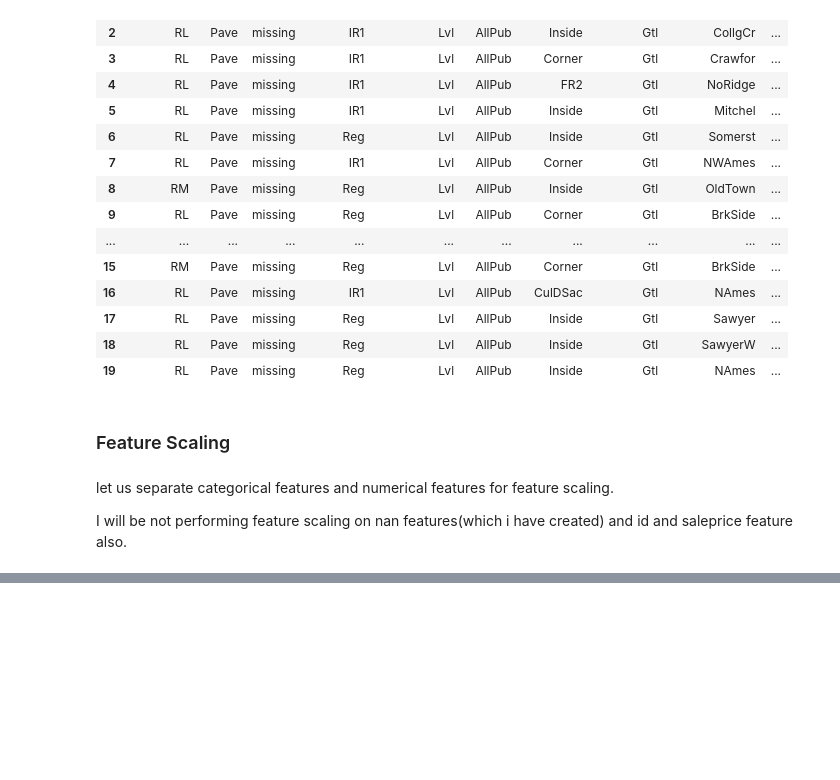
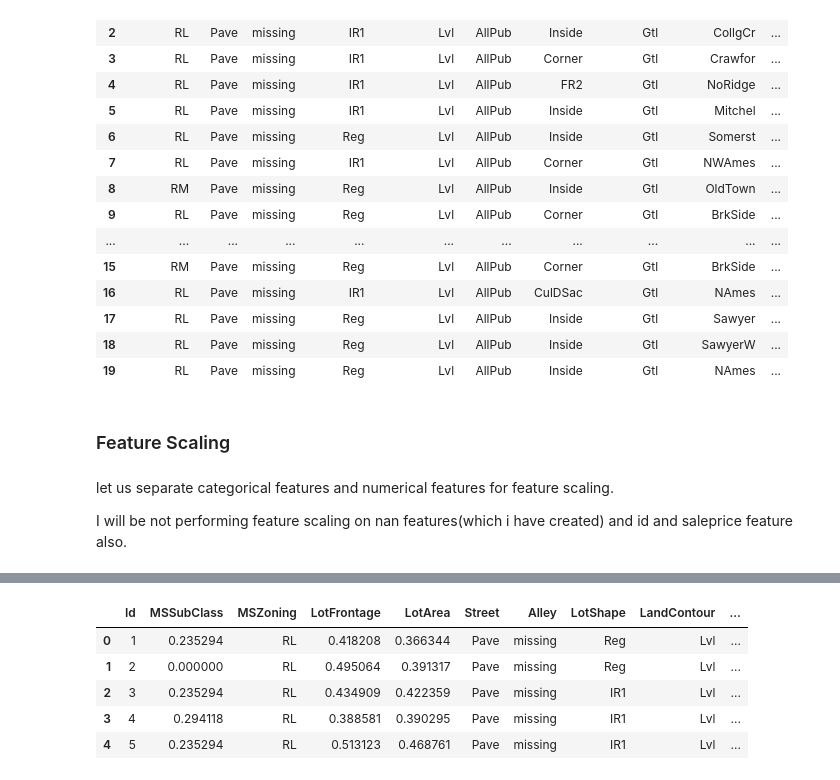
Before and after one commit to ShahulHam33d/House_price_prediction, a Jupyter notebook: FE-House_price_prediction.ipynb, the cells around one changed output, grey strips where cells are left out. Cells and saved outputs as stored; diff of their text form; code cells hidden in the pictures; blank space fills up the shorter version.

```diff
--- a/FE-House_price_prediction.ipynb
+++ b/FE-House_price_prediction.ipynb
@@ -140,7 +140,7 @@ for feature in tr_num_nan:
 
     # now lets create a new feature for better understanding of nan values
     df_train[feature+"_nan"] = np.where(df_train[feature].isnull(),1,0)
-    df_train[feature].fillna(median_value,inplace=True)
+    df_train[feature] = df_train[feature].fillna(median_value)
 print("train_data:-")
 print(df_train[tr_num_nan].isnull().sum())
 print()
@@ -150,7 +150,7 @@ for feature in tt_num_nan:
 
     # now lets create a new feature for better understanding of nan values
     df_test[feature+"_nan"] = np.where(df_test[feature].isnull(),1,0)
-    df_test[feature].fillna(median_value,inplace=True)
+    df_test[feature] = df_test[feature].fillna(median_value)
 print("test_data:-")
 print(df_test[tt_num_nan].isnull().sum())
 # %% [output]
@@ -396 +429,12 @@ data = pd.concat([df_train,pd.DataFrame(cat_scale,columns=temp2)],axis=1)
+# %%
+unwanted=["rare_var","missing"]
+data_train = data_train.drop(unwanted,axis=1)
+data_train.head()
+# %% [output]
+|  | Id | MSSubClass | MSZoning | LotFrontage | LotArea | Street | Alley | LotShape | LandContour | ... |
+| 0 | 1 | 0.235294 | RL | 0.418208 | 0.366344 | Pave | missing | Reg | Lvl | ... |
+| 1 | 2 | 0.000000 | RL | 0.495064 | 0.391317 | Pave | missing | Reg | Lvl | ... |
+| 2 | 3 | 0.235294 | RL | 0.434909 | 0.422359 | Pave | missing | IR1 | Lvl | ... |
+| 3 | 4 | 0.294118 | RL | 0.388581 | 0.390295 | Pave | missing | IR1 | Lvl | ... |
+| 4 | 5 | 0.235294 | RL | 0.513123 | 0.468761 | Pave | missing | IR1 | Lvl | ... |
 # %%
```
Also changed, not shown: parts of 18 cells of this notebook.
